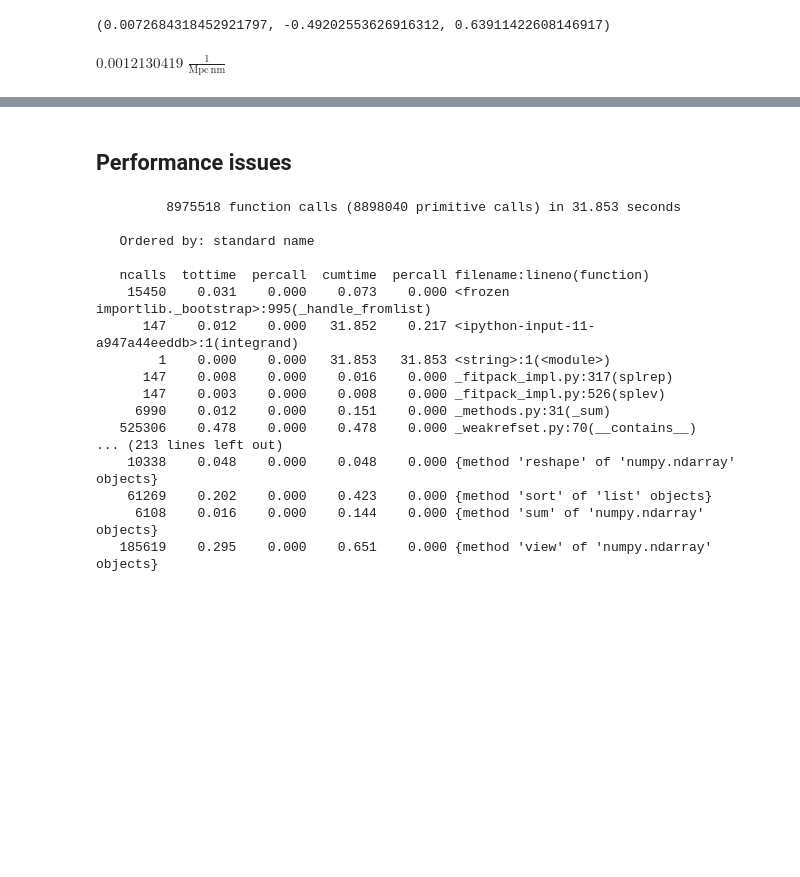
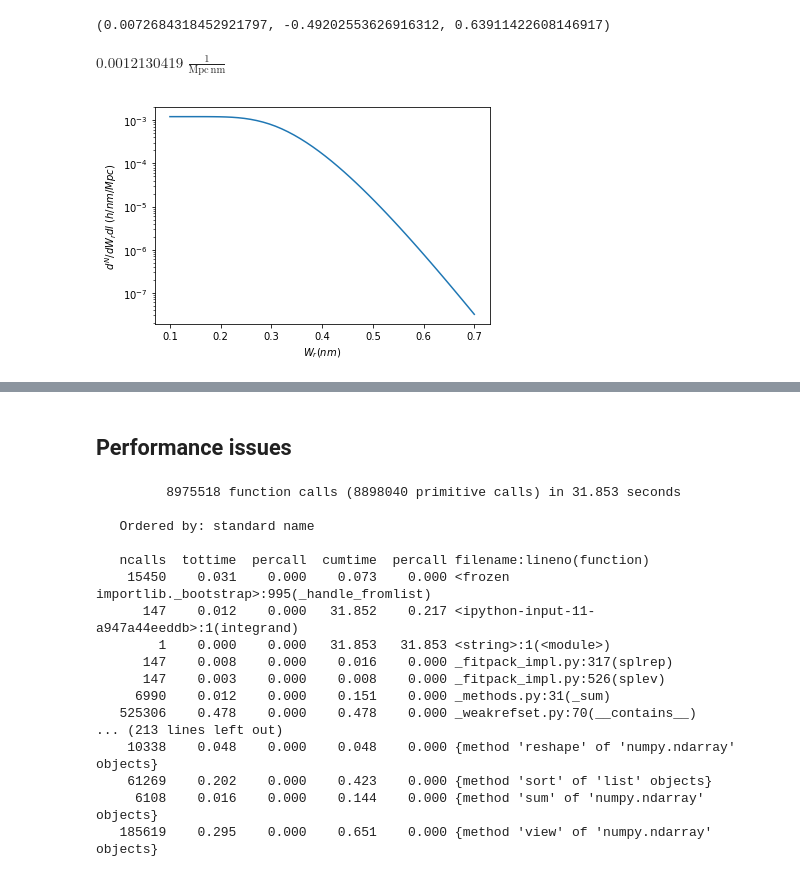
Before and after one commit to SunilSimha/MgIIabs, a Jupyter notebook: docs/Modelling the absorber distribution.ipynb, the cells around one changed output, grey strips where cells are left out. Saved outputs shown, nothing was run; the diff lists cells and outputs as text; code cells hidden in the pictures; blank space fills up the shorter version.

```diff
--- a/docs/Modelling the absorber distribution.ipynb
+++ b/docs/Modelling the absorber distribution.ipynb
@@ -233,3 +234,15 @@ growthf = gf.growfunc_z(z)
 ad.d2ndWdl(rew,z,growthf)
 # %% [output]
 $0.0012130419 \; \mathrm{\frac{1}{Mpc\,nm}}$
+# %%
+distriblist = []
+z = 0
+rews = np.linspace(0.1,0.7)*u.nm
+for rew in rews:
+    distriblist.append(ad.d2ndWdl(rew,z).value)
+plt.semilogy(rews.value,distriblist)
+plt.ylabel(r"$d^N/dW_rdl$ $(h/nm/Mpc)$")
+plt.xlabel(r'$W_r (nm)$')
+plt.show()
+# %% [output]
+[figure, added]
```
Also changed, not shown: parts of 4 cells of this notebook, 2 other files.
